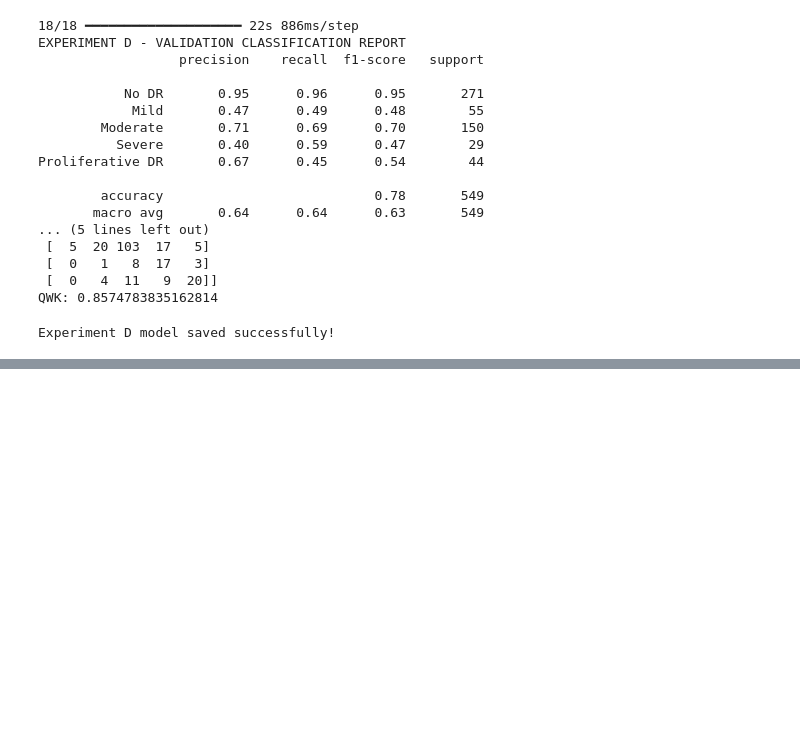
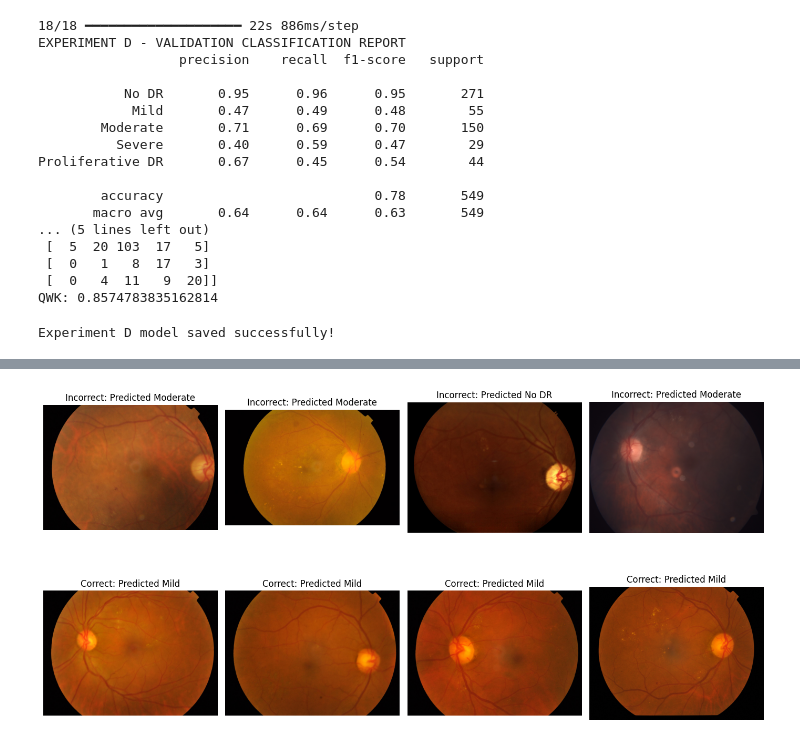
Before and after one commit to HemaSakshi-112006/uncertainty-aware-dr-report-generation, a Jupyter notebook: tuning-with-image-argumentation.ipynb, the cells around one changed output, grey strips where cells are left out. Saved outputs shown, nothing was run; the diff lists cells and outputs as text; code cells hidden in the pictures; blank space fills up the shorter version.

```diff
--- a/tuning-with-image-argumentation.ipynb
+++ b/tuning-with-image-argumentation.ipynb
@@ -1035,0 +1203,38 @@ Experiment D model saved successfully!
+# %%
+import matplotlib.pyplot as plt
+from PIL import Image
+
+# Incorrectly classified Mild images
+wrong_mild = np.where(
+    (y_true == 1) & (y_pred_C != 1)
+)[0]
+
+# Correctly classified Mild images
+correct_mild = np.where(
+    (y_true == 1) & (y_pred_C == 1)
+)[0]
+
+plt.figure(figsize=(14, 8))
+
+# First 4 incorrect images
+for i, idx in enumerate(wrong_mild[:4]):
+    image = Image.open(X_test[idx]).convert("RGB")
+
+    plt.subplot(2, 4, i + 1)
+    plt.imshow(image)
+    plt.title(f"Incorrect: Predicted {class_names[y_pred_C[idx]]}")
+    plt.axis("off")
+
+# First 4 correct images
+for i, idx in enumerate(correct_mild[:4]):
+    image = Image.open(X_test[idx]).convert("RGB")
+
+    plt.subplot(2, 4, i + 5)
+    plt.imshow(image)
+    plt.title("Correct: Predicted Mild")
+    plt.axis("off")
+
+plt.tight_layout()
+plt.show()
+# %% [output]
+[figure, added]
```
Also changed, not shown: parts of 4 cells of this notebook.
